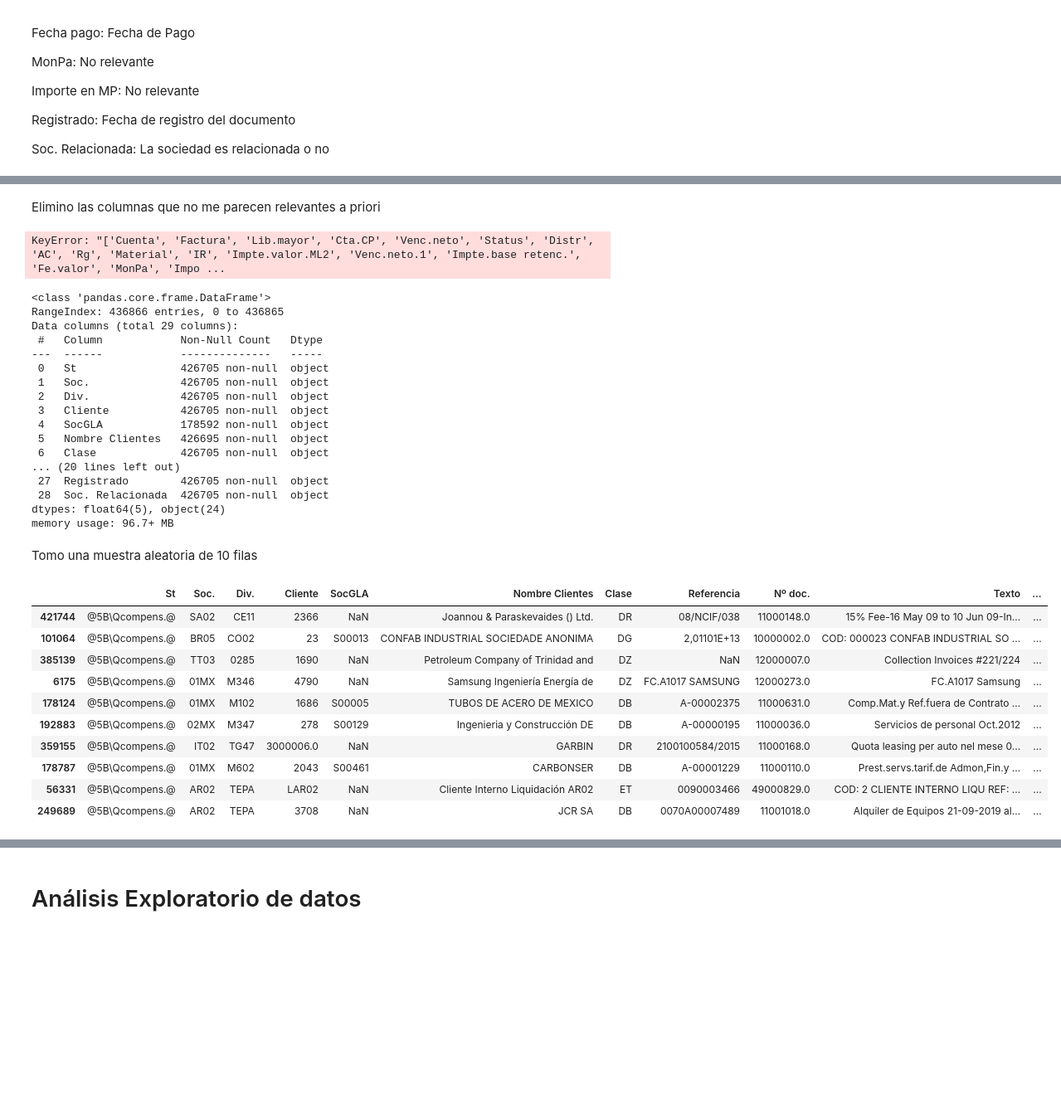
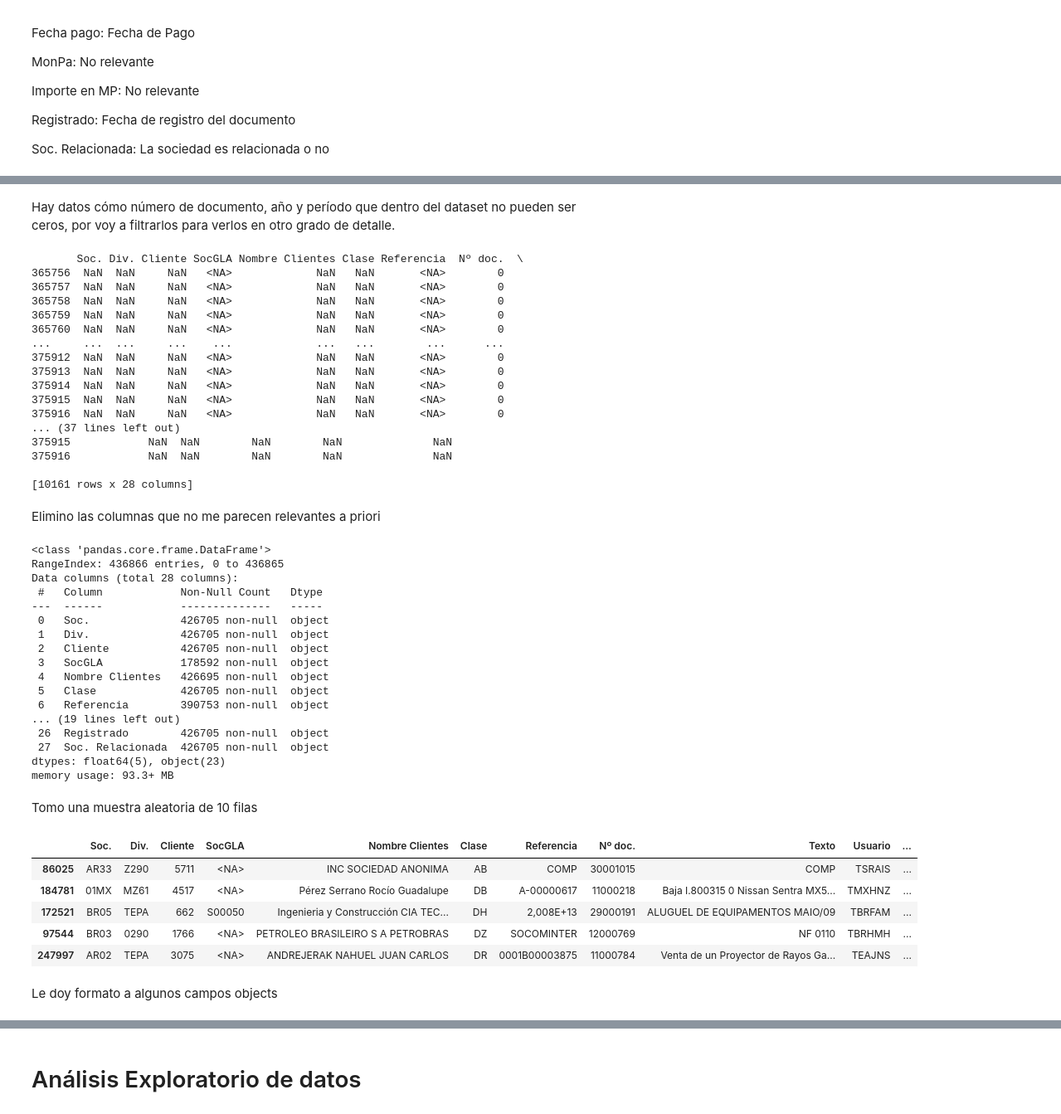
Before and after one commit to 1fac/mi_proyecto_git_61680, a Jupyter notebook: Mi_proyecto_61680.ipynb, the cells around one changed output, grey strips where cells are left out. Shown: that part at 83% size. Saved outputs shown, nothing was run; the diff lists cells and outputs as text; code cells hidden in the pictures; blank space fills up the shorter version.

```diff
--- a/Mi_proyecto_61680.ipynb
+++ b/Mi_proyecto_61680.ipynb
@@ -118,7 +119,7 @@ for url in urls:
     response = requests.get(url)
     if response.status_code == 200:
         csv_data = StringIO(response.text)
-        df = pd.read_csv(csv_data, sep=";", encoding="UTF-8-SIG")
+        df = pd.read_csv(csv_data, sep=";", encoding="UTF-8-SIG", low_memory=False)
         dataframes.append(df)
     else:
         print(f"Error al descargar el archivo: {url}")
@@ -273,43 +326,63 @@ Soc. Relacionada: La sociedad es relacionada o no
+# %% [markdown]
+Hay datos cómo número de documento, año y período que dentro del dataset no pueden ser ceros, por voy a filtrarlos para verlos en otro grado de detalle.
+# %%
+# Filtrar filas donde las columnas específicas sean todas igual a 0
+columnas_especificas = ['Nº doc.', 'Año', 'Período']
+filas_ceros = df_comp_orig[(df_comp_orig[columnas_especificas] == 0).all(axis=1)]
+
+# Mostrar las filas filtradas
+print(filas_ceros)
+# %% [output]
+       Soc. Div. Cliente SocGLA Nombre Clientes Clase Referencia  Nº doc.  \
+365756  NaN  NaN     NaN   <NA>             NaN   NaN       <NA>        0
+365757  NaN  NaN     NaN   <NA>             NaN   NaN       <NA>        0
+365758  NaN  NaN     NaN   <NA>             NaN   NaN       <NA>        0
+365759  NaN  NaN     NaN   <NA>             NaN   NaN       <NA>        0
+365760  NaN  NaN     NaN   <NA>             NaN   NaN       <NA>        0
+...     ...  ...     ...    ...             ...   ...        ...      ...
+375912  NaN  NaN     NaN   <NA>             NaN   NaN       <NA>        0
+375913  NaN  NaN     NaN   <NA>             NaN   NaN       <NA>        0
+375914  NaN  NaN     NaN   <NA>             NaN   NaN       <NA>        0
+375915  NaN  NaN     NaN   <NA>             NaN   NaN       <NA>        0
+375916  NaN  NaN     NaN   <NA>             NaN   NaN       <NA>        0
+... (37 lines left out)
+375915            NaN  NaN        NaN        NaN              NaN
+375916            NaN  NaN        NaN        NaN              NaN
+
+[10161 rows x 28 columns]
 # %% [markdown]
 Elimino las columnas que no me parecen relevantes a priori
 # %%
-dropna_columns =['Cuenta', 'Factura', 'Lib.mayor', 'Cta.CP', 'Venc.neto', 'Status', 'Distr', 'AC', 'Rg', 'Material', 'IR', 'Impte.valor.ML2', 'Venc.neto.1', 'Impte.base retenc.', 'Fe.valor', 'MonPa', 'Importe en MP','ImpRetImp', 'ImpteExentRetImpto', 'Impte.base retenc.']
+dropna_columns =['St', 'Cuenta', 'Factura', 'Lib.mayor', 'Cta.CP', 'Venc.neto', 'Status', 'Distr', 'AC', 'Rg', 'Material', 'IR', 'Impte.valor.ML2', 'Venc.neto.1', 'Impte.base retenc.', 'Fe.valor', 'MonPa', 'Importe en MP','ImpRetImp', 'ImpteExentRetImpto', 'Impte.base retenc.']
 df_comp_orig.drop(columns=dropna_columns, inplace=True)
-# %% [output]
-KeyError: "['Cuenta', 'Factura', 'Lib.mayor', 'Cta.CP', 'Venc.neto', 'Status', 'Distr', 'AC', 'Rg', 'Material', 'IR', 'Impte.valor.ML2', 'Venc.neto.1', 'Impte.base retenc.', 'Fe.valor', 'MonPa', 'Impo ...
 # %%
 df_comp_orig.info()
 # %% [output]
 <class 'pandas.core.frame.DataFrame'>
 RangeIndex: 436866 entries, 0 to 436865
-Data columns (total 29 columns):
+Data columns (total 28 columns):
  #   Column            Non-Null Count   Dtype
 ---  ------            --------------   -----
- 0   St                426705 non-null  object
- 1   Soc.              426705 non-null  object
- 2   Div.              426705 non-null  object
- 3   Cliente           426705 non-null  object
- 4   SocGLA            178592 non-null  object
- 5   Nombre Clientes   426695 non-null  object
- 6   Clase             426705 non-null  object
-... (20 lines left out)
- 27  Registrado        426705 non-null  object
- 28  Soc. Relacionada  426705 non-null  object
-dtypes: float64(5), object(24)
-memory usage: 96.7+ MB
+ 0   Soc.              426705 non-null  object
+ 1   Div.              426705 non-null  object
+ 2   Cliente           426705 non-null  object
+ 3   SocGLA            178592 non-null  object
+ 4   Nombre Clientes   426695 non-null  object
+ 5   Clase             426705 non-null  object
+ 6   Referencia        390753 non-null  object
+... (19 lines left out)
+ 26  Registrado        426705 non-null  object
+ 27  Soc. Relacionada  426705 non-null  object
+dtypes: float64(5), object(23)
+memory usage: 93.3+ MB
 # %% [markdown]
 Tomo una muestra aleatoria de 10 filas
 # %%
-df_comp_orig.sample(10)
+df_comp_orig.sample(5)
 # %% [output]
-|  | St | Soc. | Div. | Cliente | SocGLA | Nombre Clientes | Clase | Referencia | Nº doc. | Texto | ... |
-| 421744 | @5B\Qcompens.@ | SA02 | CE11 | 2366 | NaN | Joannou & Paraskevaides () Ltd. | DR | 08/NCIF/038 | 11000148.0 | 15% Fee-16 May 09 to 10 Jun 09-In... | ... |
-| 101064 | @5B\Qcompens.@ | BR05 | CO02 | 23 | S00013 | CONFAB INDUSTRIAL SOCIEDADE ANONIMA | DG | 2,01101E+13 | 10000002.0 | COD: 000023 CONFAB INDUSTRIAL SO ... | ... |
-| 385139 | @5B\Qcompens.@ | TT03 | 0285 | 1690 | NaN | Petroleum Company of Trinidad and | DZ | NaN | 12000007.0 | Collection Invoices #221/224 | ... |
-| 6175 | @5B\Qcompens.@ | 01MX | M346 | 4790 | NaN | Samsung Ingeniería Energía de | DZ | FC.A1017 SAMSUNG | 12000273.0 | FC.A1017 Samsung | ... |
-| 178124 | @5B\Qcompens.@ | 01MX | M102 | 1686 | S00005 | TUBOS DE ACERO DE MEXICO | DB | A-00002375 | 11000631.0 | Comp.Mat.y Ref.fuera de Contrato ... | ... |
-| 192883 | @5B\Qcompens.@ | 02MX | M347 | 278 | S00129 | Ingenieria y Construcción DE | DB | A-00000195 | 11000036.0 | Servicios de personal Oct.2012 | ... |
-| 359155 | @5B\Qcompens.@ | IT02 | TG47 | 3000006.0 | NaN | GARBIN | DR | 2100100584/2015 | 11000168.0 | Quota leasing per auto nel mese 0... | ... |
-| 178787 | @5B\Qcompens.@ | 01MX | M602 | 2043 | S00461 | CARBONSER | DB | A-00001229 | 11000110.0 | Prest.servs.tarif.de Admon,Fin.y ... | ... |
-| 56331 | @5B\Qcompens.@ | AR02 | TEPA | LAR02 | NaN | Cliente Interno Liquidación AR02 | ET | 0090003466 | 49000829.0 | COD: 2 CLIENTE INTERNO LIQU REF: ... | ... |
-| 249689 | @5B\Qcompens.@ | AR02 | TEPA | 3708 | NaN | JCR SA | DB | 0070A00007489 | 11001018.0 | Alquiler de Equipos 21-09-2019 al... | ... |
+|  | Soc. | Div. | Cliente | SocGLA | Nombre Clientes | Clase | Referencia | Nº doc. | Texto | Usuario | ... |
+| 86025 | AR33 | Z290 | 5711 | <NA> | INC SOCIEDAD ANONIMA | AB | COMP | 30001015 | COMP | TSRAIS | ... |
+| 184781 | 01MX | MZ61 | 4517 | <NA> | Pérez Serrano Rocío Guadalupe | DB | A-00000617 | 11000218 | Baja I.800315 0 Nissan Sentra MX5... | TMXHNZ | ... |
+| 172521 | BR05 | TEPA | 662 | S00050 | Ingenieria y Construcción CIA TEC... | DH | 2,008E+13 | 29000191 | ALUGUEL DE EQUIPAMENTOS MAIO/09 | TBRFAM | ... |
+| 97544 | BR03 | 0290 | 1766 | <NA> | PETROLEO BRASILEIRO S A PETROBRAS | DZ | SOCOMINTER | 12000769 | NF 0110 | TBRHMH | ... |
+| 247997 | AR02 | TEPA | 3075 | <NA> | ANDREJERAK NAHUEL JUAN CARLOS | DR | 0001B00003875 | 11000784 | Venta de un Proyector de Rayos Ga... | TEAJNS | ... |
@@ -340,3 +389,5 @@ for col in date_columns:
+# %% [markdown]
+Le doy formato a algunos campos objects
 # %%
 df_comp_orig['Período'] = pd.to_numeric(df_comp_orig['Período'], errors='coerce').fillna(0).astype(int)
 # %%
```
Also changed, not shown: parts of 18 cells of this notebook.
